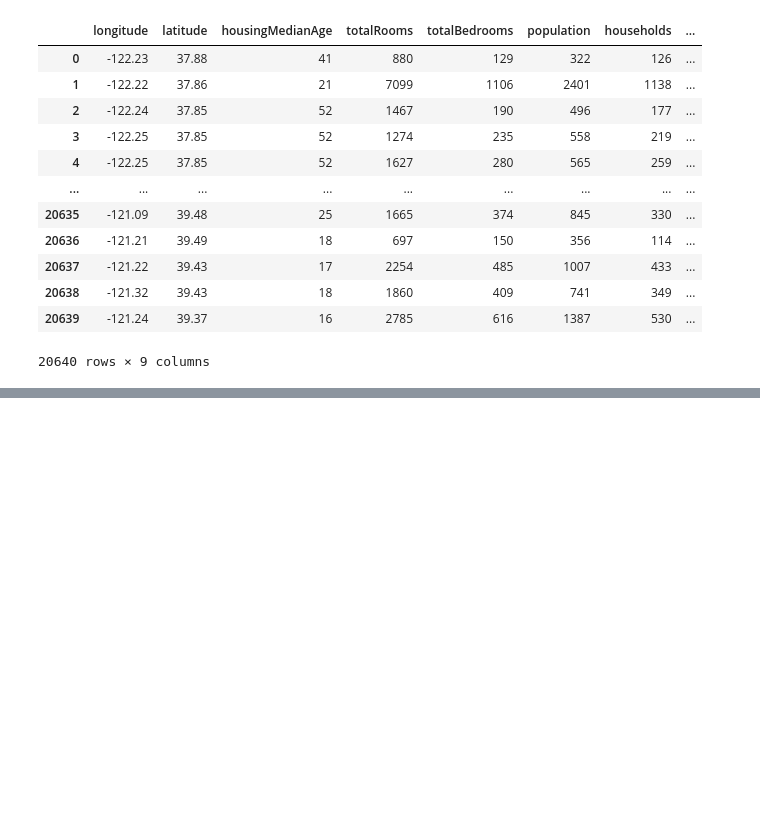
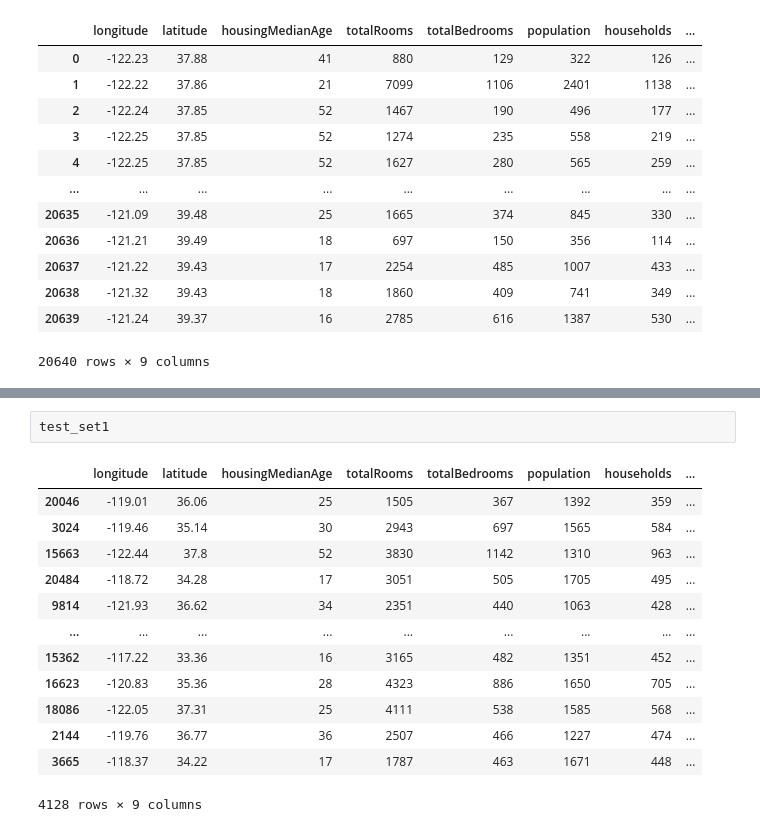
Before and after one commit to Ash-Stat/An-Si-Hyun, a Jupyter notebook: 머신러닝.ipynb, the cells around one changed output, grey strips where cells are left out. Cells and saved outputs as stored; diff of their text form; blank space fills up the shorter version.

```diff
--- a/머신러닝.ipynb
+++ b/머신러닝.ipynb
@@ -112,0 +255,16 @@ sns.displot(housing)
+# %%
+test_set1
+# %% [output]
+|  | longitude | latitude | housingMedianAge | totalRooms | totalBedrooms | population | households | ... |
+| 20046 | -119.01 | 36.06 | 25 | 1505 | 367 | 1392 | 359 | ... |
+| 3024 | -119.46 | 35.14 | 30 | 2943 | 697 | 1565 | 584 | ... |
+| 15663 | -122.44 | 37.8 | 52 | 3830 | 1142 | 1310 | 963 | ... |
+| 20484 | -118.72 | 34.28 | 17 | 3051 | 505 | 1705 | 495 | ... |
+| 9814 | -121.93 | 36.62 | 34 | 2351 | 440 | 1063 | 428 | ... |
+| ... | ... | ... | ... | ... | ... | ... | ... | ... |
+| 15362 | -117.22 | 33.36 | 16 | 3165 | 482 | 1351 | 452 | ... |
+| 16623 | -120.83 | 35.36 | 28 | 4323 | 886 | 1650 | 705 | ... |
+| 18086 | -122.05 | 37.31 | 25 | 4111 | 538 | 1585 | 568 | ... |
+| 2144 | -119.76 | 36.77 | 36 | 2507 | 466 | 1227 | 474 | ... |
+| 3665 | -118.37 | 34.22 | 17 | 1787 | 463 | 1671 | 448 | ... |
+4128 rows × 9 columns
```
Also changed, not shown: parts of 14 cells of this notebook.
